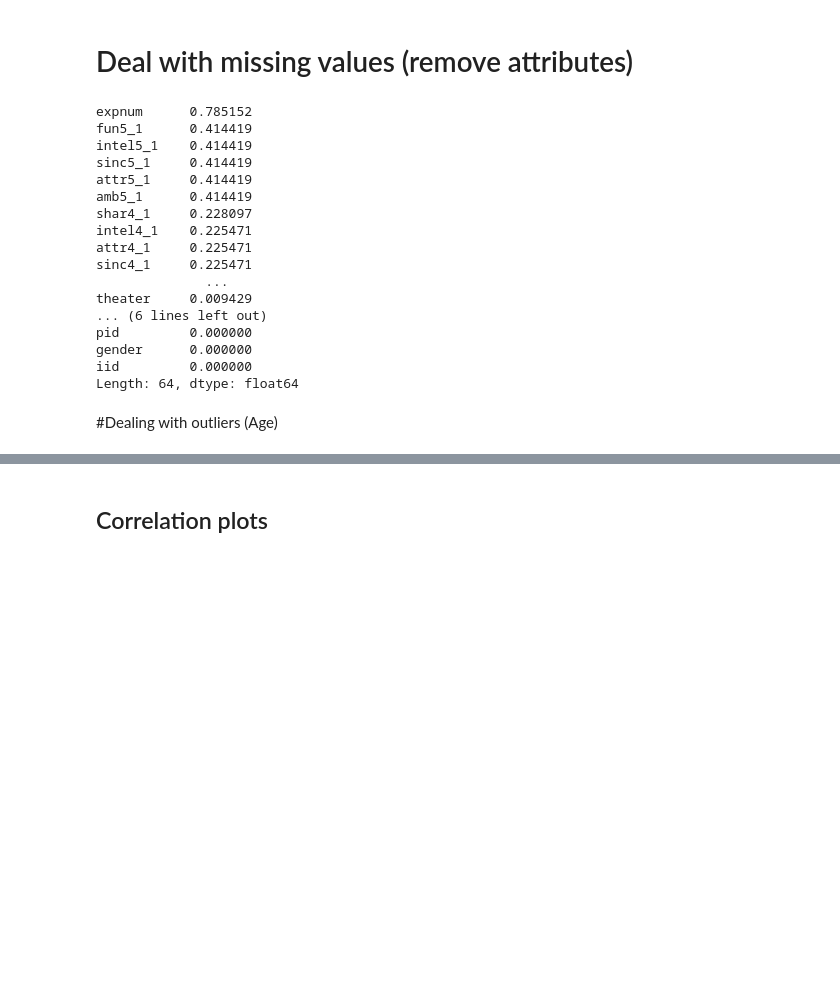
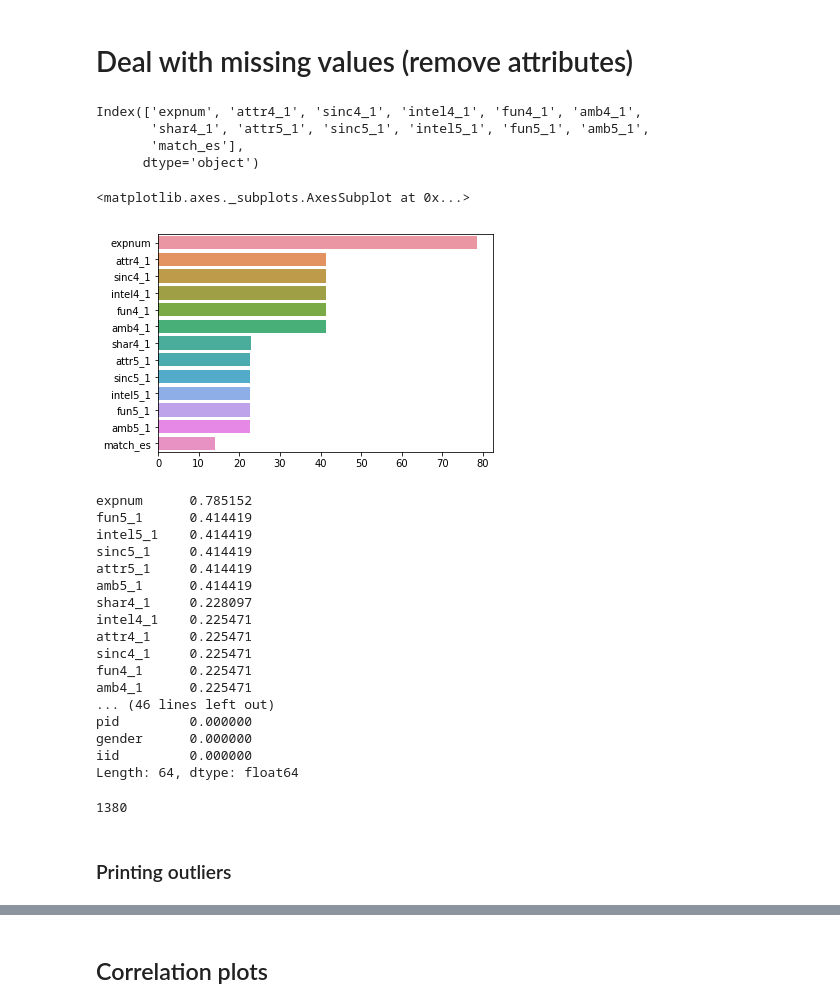
Before and after one commit to Krulvis/SpeedDating, a Jupyter notebook: src/SpeedDating.ipynb, the cells around one changed output, grey strips where cells are left out. Drawn from its saved outputs; the diff is of its cells as text; code cells hidden in the pictures; blank space fills up the shorter version.

```diff
--- a/src/SpeedDating.ipynb
+++ b/src/SpeedDating.ipynb
@@ -85,10 +92,29 @@ pid        0
 dtype: int64
 # %% [markdown]
 # Deal with missing values (remove attributes)
+# %%
+import seaborn as sns
+%matplotlib inline
+# Creating a bar plot
+mean_missing = ds.isnull().mean().sort_values(ascending=False)
+
+missing = ds.columns[ds.isnull().mean() > 0.1]
+print(missing)
+
+sns.barplot(x=mean_missing[:len(missing)]*100, y=missing)
+# %% [output]
+Index(['expnum', 'attr4_1', 'sinc4_1', 'intel4_1', 'fun4_1', 'amb4_1',
+       'shar4_1', 'attr5_1', 'sinc5_1', 'intel5_1', 'fun5_1', 'amb5_1',
+       'match_es'],
+      dtype='object')
+<matplotlib.axes._subplots.AxesSubplot at 0x...>
+[figure, added]
 # %%
 #What are we dealing with? This function displays the mean missing values per column sorted descending (most missing values first)
 mean_missing = ds.isnull().mean().sort_values(ascending=False)
 print(mean_missing)
+
+
 
 #Select the columns with more than 40% missing values (you will see from previous result that these are expnum and the 5_1 values.
 # (We could chose later to remove the 4_1 values as well as they show to have ~ 20% missing values)
@@ -96,6 +122,8 @@ missing = ds.columns[ds.isnull().mean() > 0.4]
 
 #We could instead just not import these columns in the code block above...
 ds = ds.drop(missing, axis=1)
+
+len([x for x in ds.match if x == 1])
 # %% [output]
 expnum      0.785152
 fun5_1      0.414419
@@ -107,12 +135,13 @@ shar4_1     0.228097
 intel4_1    0.225471
 attr4_1     0.225471
 sinc4_1     0.225471
-              ...
-theater     0.009429
-... (6 lines left out)
+fun4_1      0.225471
+amb4_1      0.225471
+... (46 lines left out)
 pid         0.000000
 gender      0.000000
 iid         0.000000
 Length: 64, dtype: float64
+1380
 # %% [markdown]
-#Dealing with outliers (Age)
+### Printing outliers
```
Also changed, not shown: parts of 44 cells of this notebook, 5 other files.
